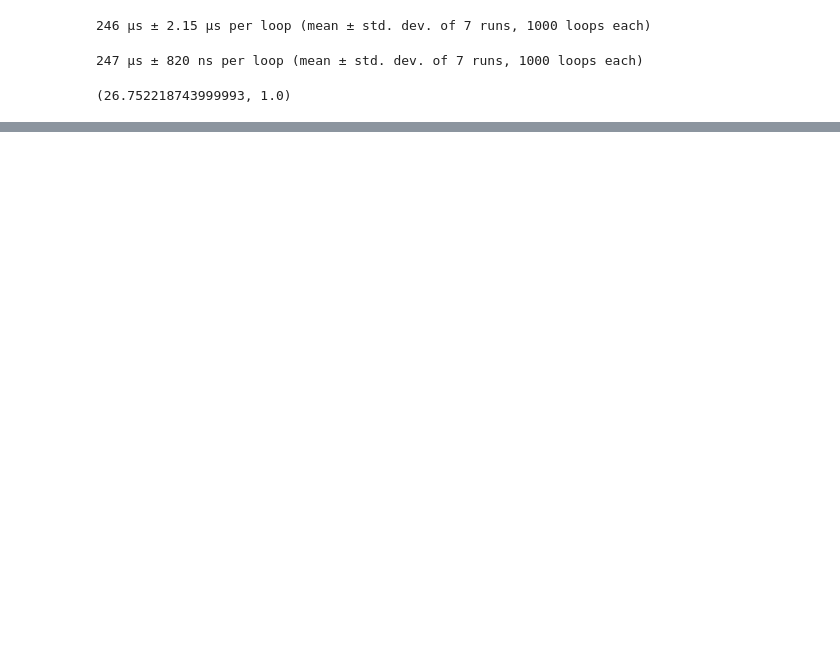
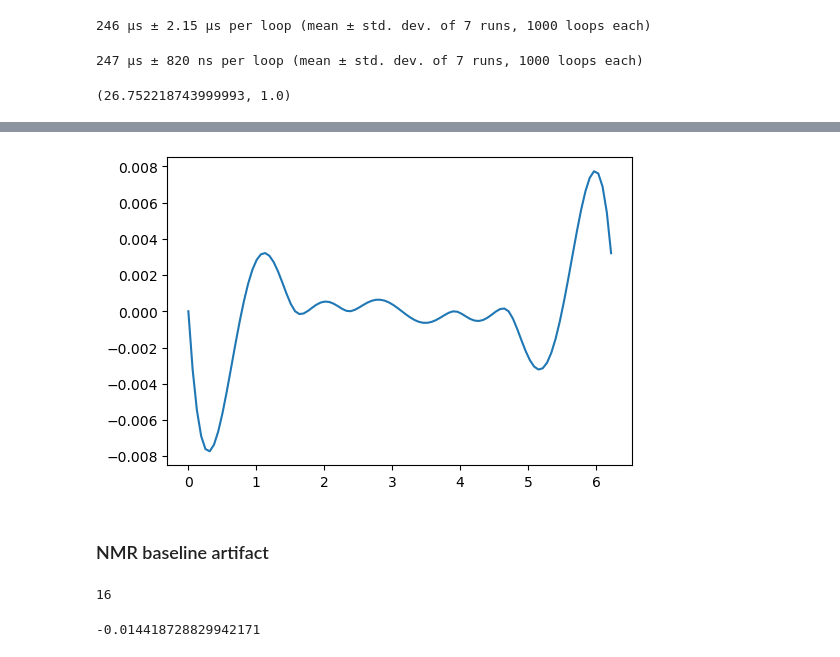
Before and after one commit to sejin8642/ftnmr, a Jupyter notebook: scripts/nb.ipynb, the cells around one changed output, grey strips where cells are left out. Saved outputs shown, nothing was run; the diff lists cells and outputs as text; code cells hidden in the pictures; blank space fills up the shorter version.

Commit message:
finished working on baseline artifact generation, but not implemented yet

```diff
--- a/scripts/nb.ipynb
+++ b/scripts/nb.ipynb
@@ -447,0 +370,12 @@ Type:      function
+# %%
+dy = y_real - ynew
+plt.plot(xnew, dy)
+plt.show()
+# %% [output]
+[figure, added]
+# %% [markdown]
+### NMR baseline artifact
+# %%
+int(spec.shift_cutoff)
+# %% [output]
+16
@@ -447,0 +384,4 @@ Type:      function
+# %%
+np.random.normal(0, 0.2)
+# %% [output]
+-0.014418728829942171
```
Also changed, not shown: parts of 39 cells of this notebook, 1 other file.
